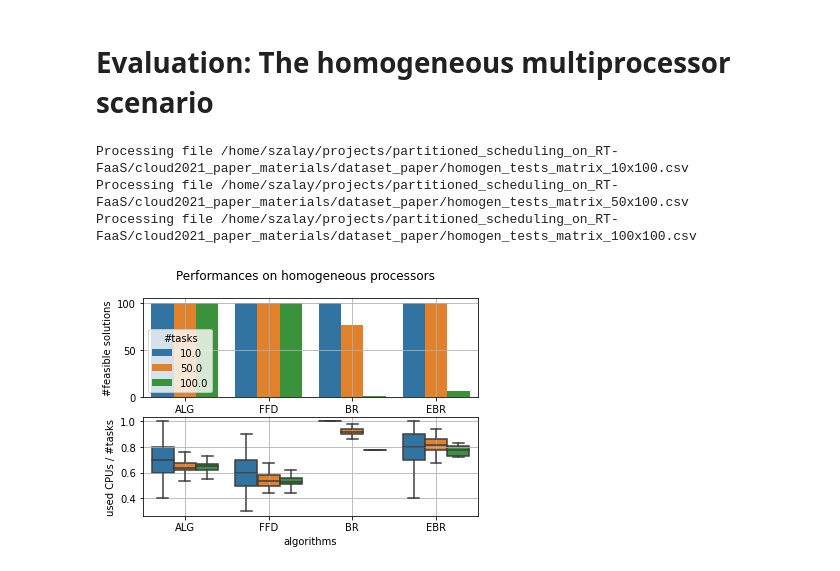
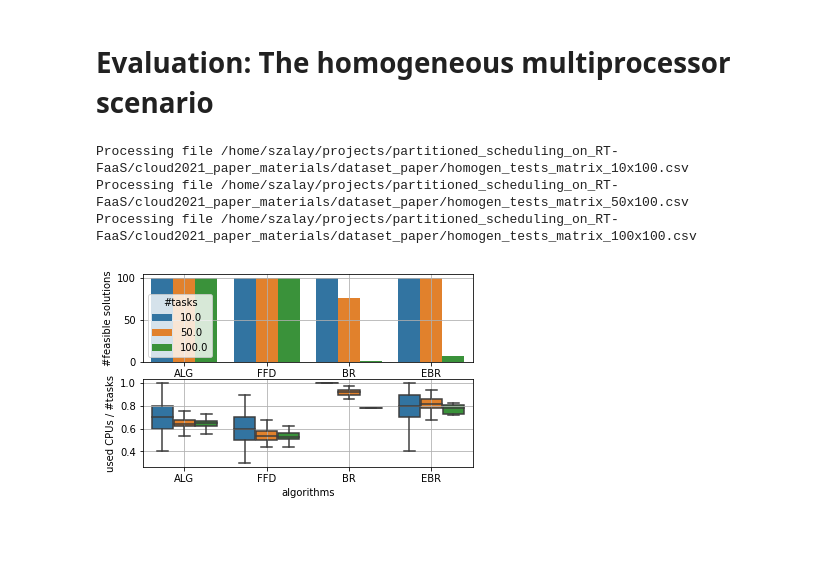
Before and after one commit to hsnlab/partitioned_scheduling_on_RT-FaaS, a Jupyter notebook: cloud2021_paper_materials/Evaluation_homogeneous_multicore_multinode_cluster.ipynb, the cells around one changed output. Saved outputs shown, nothing was run; the diff lists cells and outputs as text; code cells hidden in the pictures; blank space fills up the shorter version.

```diff
--- a/cloud2021_paper_materials/Evaluation_homogeneous_multicore_multinode_cluster.ipynb
+++ b/cloud2021_paper_materials/Evaluation_homogeneous_multicore_multinode_cluster.ipynb
@@ -58,33 +58,40 @@ for matrix_size in matrix_sizes:
                                             "algorithm": "ALG",
                                             "#tasks": matrix_size[0]}, ignore_index=True)
             else:
                 df_for_fig2 = df_for_fig2.append({"#feasible solutions": 100-len(sim_count_wo_sol),
                                             "algorithm": alg,
                                             "#tasks": matrix_size[0]}, ignore_index=True)
 
 
 df_for_fig = df_for_fig.replace([np.inf, -np.inf], np.nan)
 df_for_fig = df_for_fig.dropna()
 
 df_for_fig2 = df_for_fig2.replace([np.inf, -np.inf], np.nan)
 df_for_fig2 = df_for_fig2.dropna()
 
-fig, axes = plt.subplots(2, 1, sharex=False, sharey=False)
-fig.suptitle('Performances on homogeneous processors')
+
+def cm_to_inch(value):
+    return value/2.54
+
+fig, axes = plt.subplots(2, 1, sharex=False, sharey=False, figsize=(cm_to_inch(15),cm_to_inch(9)))
+#fig.suptitle('Performances on homogeneous processors')
+
 
 sns.barplot(ax=axes[0], x="algorithm", y="#feasible solutions", hue="#tasks", data=df_for_fig2)
 axes[0].grid()
 axes[0].legend(title="#tasks", loc='lower left')
 axes[0].set_xlabel(" ")
 
 sns.boxplot(ax=axes[1],x="algorithm", y="used CPUs / #tasks", hue='#tasks', data=df_for_fig, showfliers = False)
 axes[1].grid()
 axes[1].get_legend().set_visible(False)
 axes[1].set_xlabel("algorithms")
 
+
+
 plt.savefig('homogen.pdf')
 # %% [output]
 Processing file /home/szalay/projects/partitioned_scheduling_on_RT-FaaS/cloud2021_paper_materials/dataset_paper/homogen_tests_matrix_10x100.csv
 Processing file /home/szalay/projects/partitioned_scheduling_on_RT-FaaS/cloud2021_paper_materials/dataset_paper/homogen_tests_matrix_50x100.csv
 Processing file /home/szalay/projects/partitioned_scheduling_on_RT-FaaS/cloud2021_paper_materials/dataset_paper/homogen_tests_matrix_100x100.csv
-[figure, old version]
+[figure, new version]
```
Also changed, not shown: 1 other file.
